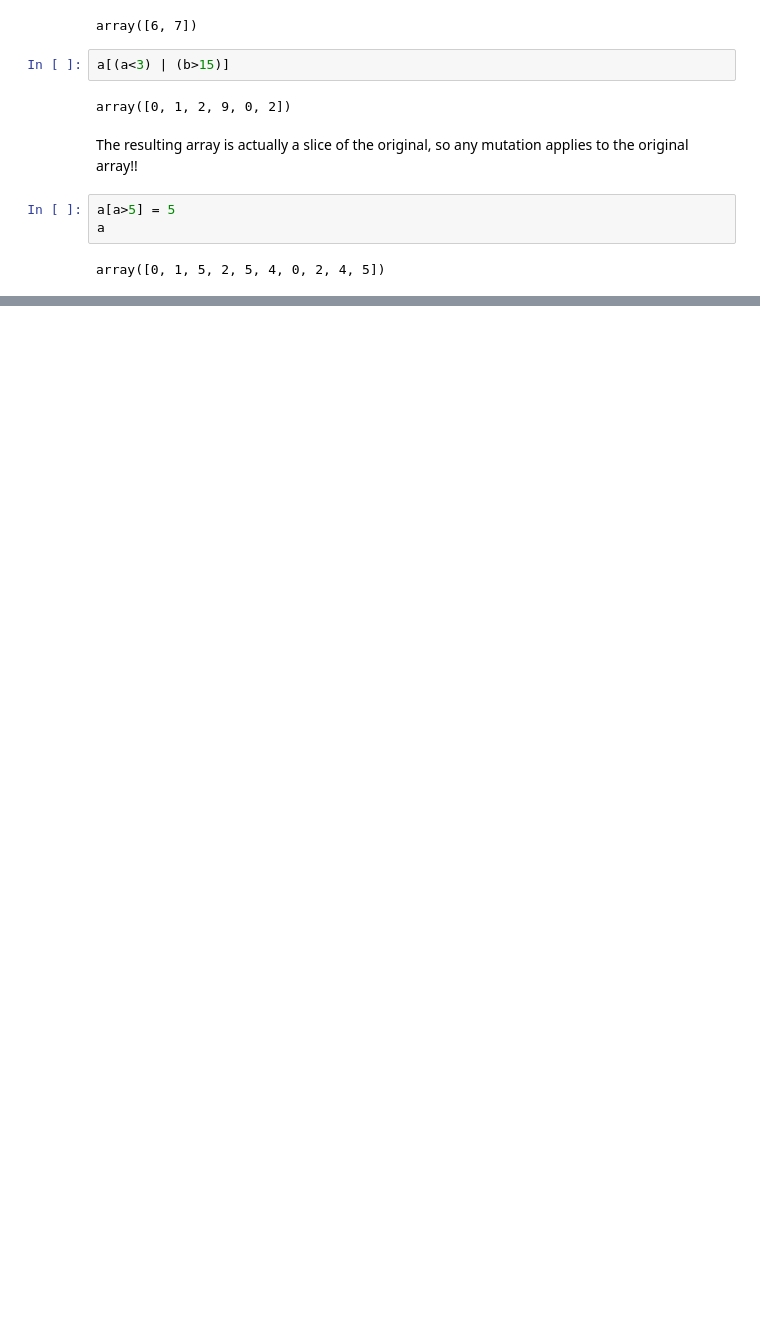
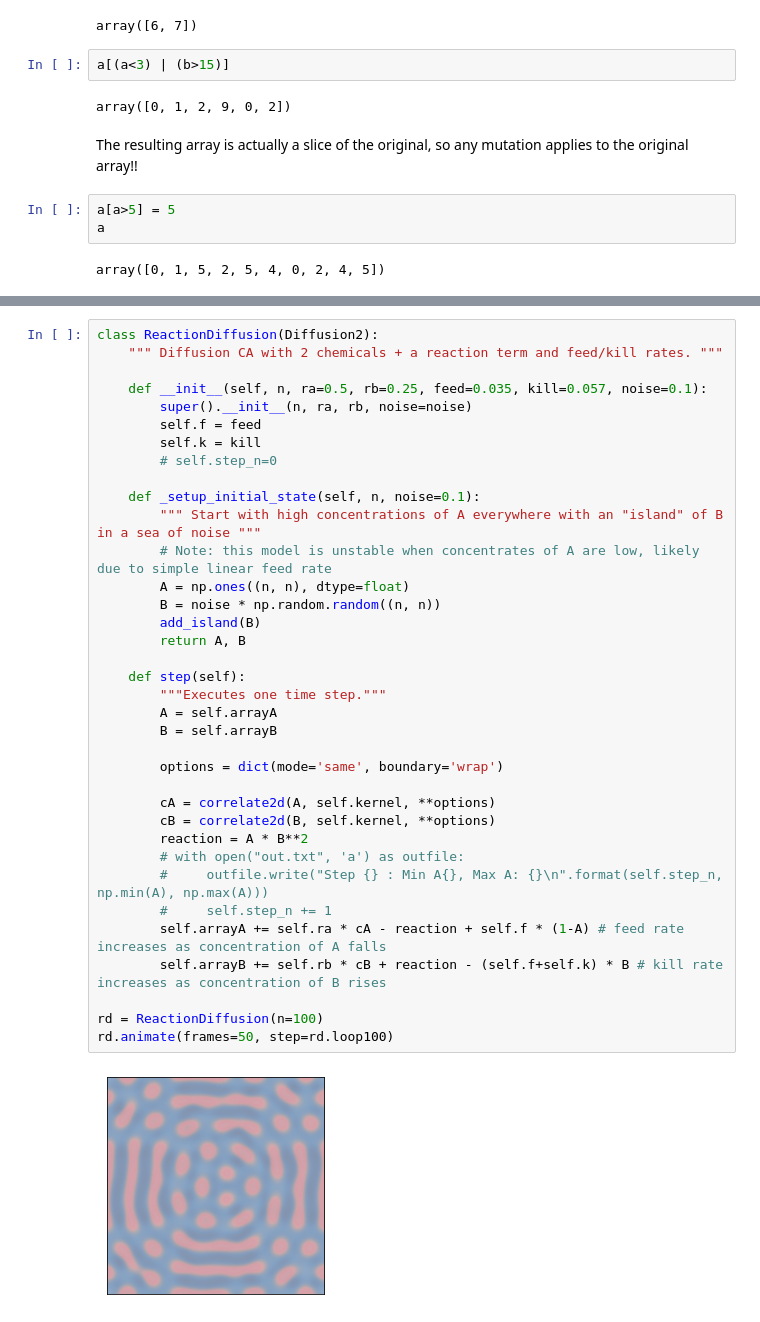
Before and after one commit to powderflask/cap-comp215, a Jupyter notebook: examples/week7.ipynb, the cells around one changed output, grey strips where cells are left out. Saved outputs shown, nothing was run; the diff lists cells and outputs as text; blank space fills up the shorter version.

```diff
--- a/examples/week7.ipynb
+++ b/examples/week7.ipynb
@@ -140,0 +240,38 @@ array([0, 1, 5, 2, 5, 4, 0, 2, 4, 5])
+# %%
+class ReactionDiffusion(Diffusion2):
+    """ Diffusion CA with 2 chemicals + a reaction term and feed/kill rates. """
+
+    def __init__(self, n, ra=0.5, rb=0.25, feed=0.035, kill=0.057, noise=0.1):
+        super().__init__(n, ra, rb, noise=noise)
+        self.f = feed
+        self.k = kill
+        # self.step_n=0
+
+    def _setup_initial_state(self, n, noise=0.1):
+        """ Start with high concentrations of A everywhere with an "island" of B in a sea of noise """
+        # Note: this model is unstable when concentrates of A are low, likely due to simple linear feed rate
+        A = np.ones((n, n), dtype=float)
+        B = noise * np.random.random((n, n))
+        add_island(B)
+        return A, B
+
+    def step(self):
+        """Executes one time step."""
+        A = self.arrayA
+        B = self.arrayB
+
+        options = dict(mode='same', boundary='wrap')
+
+        cA = correlate2d(A, self.kernel, **options)
+        cB = correlate2d(B, self.kernel, **options)
+        reaction = A * B**2
+        # with open("out.txt", 'a') as outfile:
+        #     outfile.write("Step {} : Min A{}, Max A: {}\n".format(self.step_n, np.min(A), np.max(A)))
+        #     self.step_n += 1
+        self.arrayA += self.ra * cA - reaction + self.f * (1-A) # feed rate increases as concentration of A falls
+        self.arrayB += self.rb * cB + reaction - (self.f+self.k) * B # kill rate increases as concentration of B rises
+
+rd = ReactionDiffusion(n=100)
+rd.animate(frames=50, step=rd.loop100)
+# %% [output]
+[figure, added]
```
Also changed, not shown: parts of 9 cells of this notebook.
